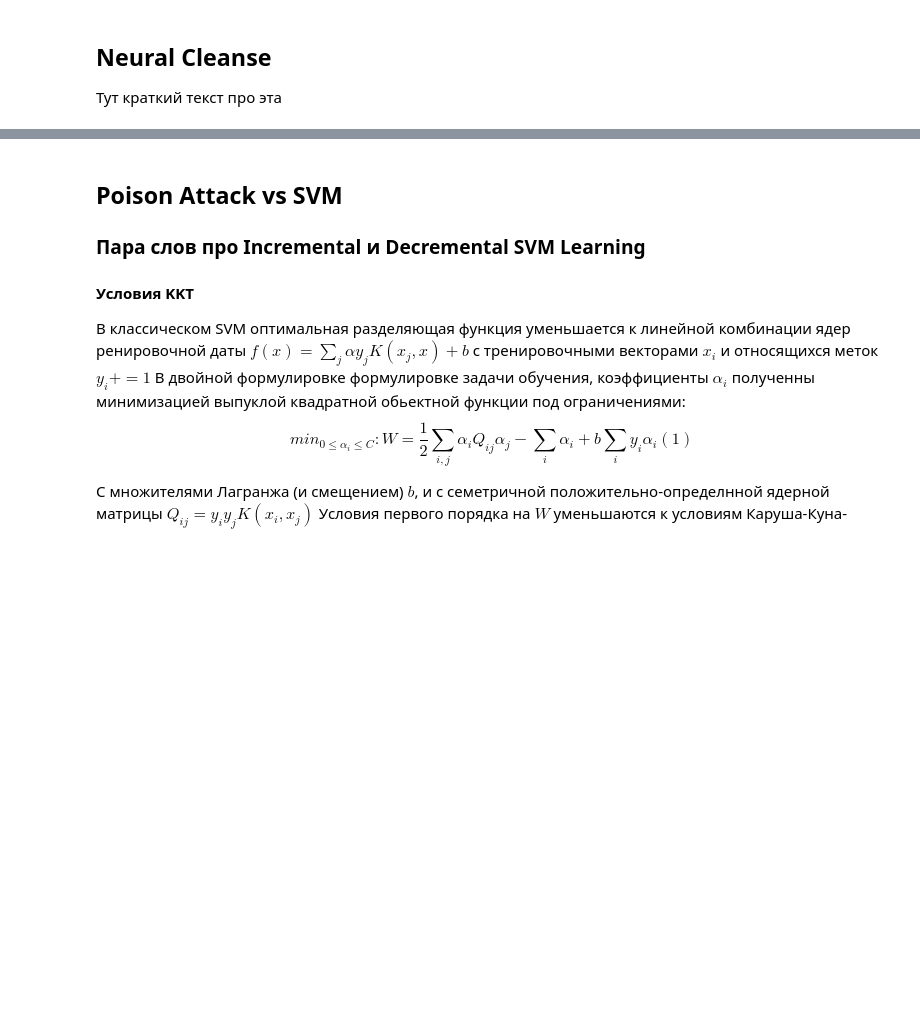
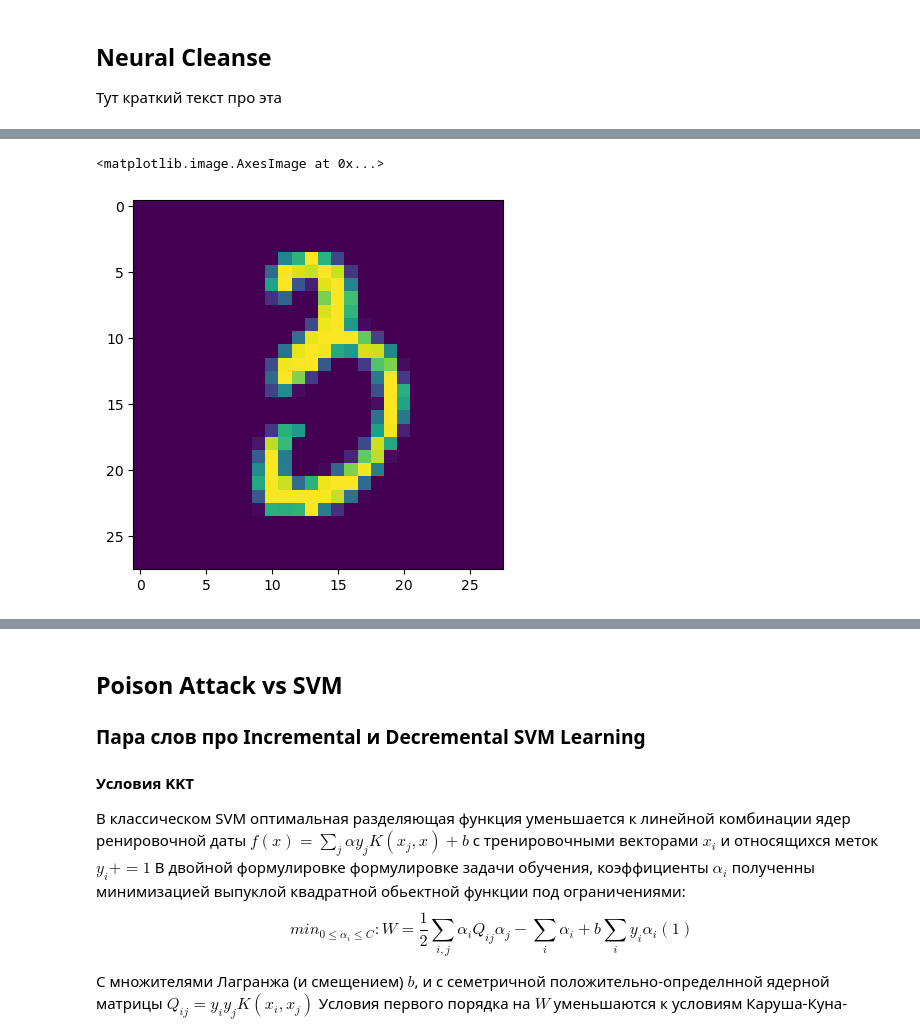
Before and after one commit to Zorinal/ModelShield, a Jupyter notebook: practice/Practice.ipynb, the cells around one changed output, grey strips where cells are left out. Drawn from its saved outputs; the diff is of its cells as text; code cells hidden in the pictures; blank space fills up the shorter version.

```diff
--- a/practice/Practice.ipynb
+++ b/practice/Practice.ipynb
@@ -241,0 +244,4 @@ findTrigger = kTrigger(y_target, y_pred)
+# %%
+train = pd.read_csv("../datasets/train.csv")
+label = train['label']
+label
@@ -241,0 +276,11 @@ findTrigger = kTrigger(y_target, y_pred)
+# %%
+train=train.drop(['label'], axis = 1)
+# %%
+train = np.array(train)
+# %%
+pixels = np.reshape(train,(42000,28,28))
+# %%
+plt.imshow(pixels[150])
+# %% [output]
+<matplotlib.image.AxesImage at 0x...>
+[figure, added]
```
Also changed, not shown: parts of 11 cells of this notebook.
